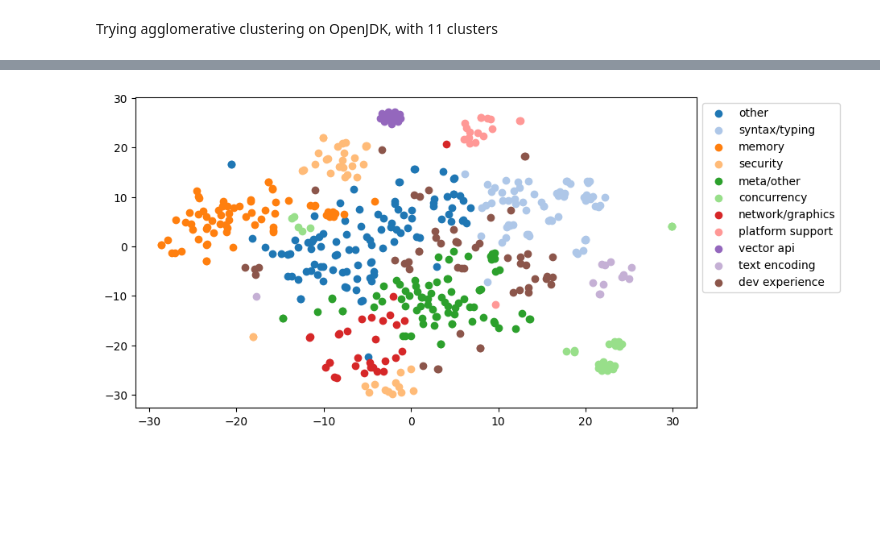
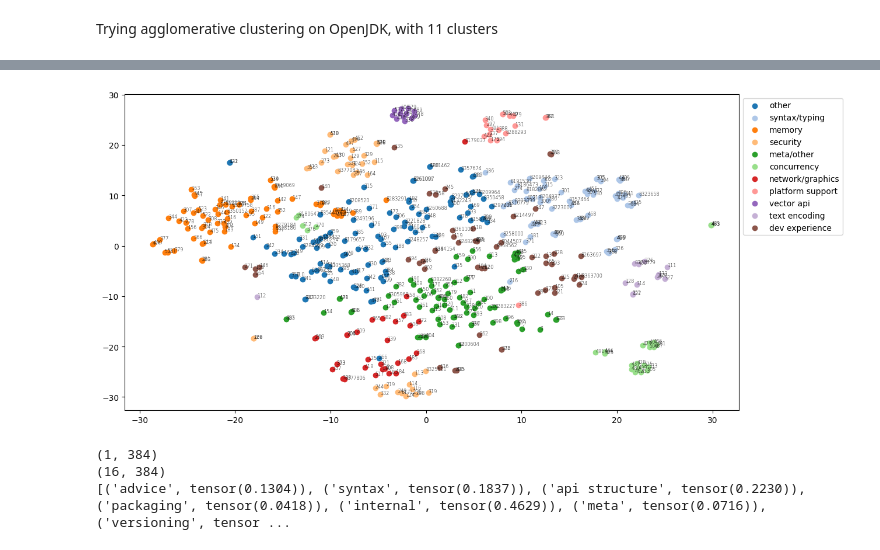
Before and after one commit to StijnRis/cse3000-sep, a Jupyter notebook: rq4-nep-jep/analysis.ipynb, the cells around one changed output, grey strips where cells are left out. Drawn from its saved outputs; the diff is of its cells as text; code cells hidden in the pictures; blank space fills up the shorter version.

Commit message:
saved plt figures + some time analysis

```diff
--- a/rq4-nep-jep/analysis.ipynb
+++ b/rq4-nep-jep/analysis.ipynb
@@ -165,7 +174,7 @@ for proj_id in projects_with_topics:
     _ = plt.barh([projects[proj_id].project_name], [count], left=offset, label=topic)
     offset += count
   _ = plt.legend(loc='lower left', bbox_to_anchor=(0, -1), ncol={0:4, 8:7, 9:4}[proj_id])
-plt.show()
+  show_and_save(f'topic_distr_{projects[proj_id].project_name}', tight_layout=False)
 # %% [output]
 Topic distribution:
 [figure]
@@ -487,7 +500,7 @@ Generate dense embedding, per sentence, using SBERT model
 Specify save file to cache the result
 Returns ndarray of sizes (n_sentences, n_dimensions)
 """
-def generate_embedding(sentences: list[str], embedder: SentenceTransformer,
+def generate_embedding(sentences: str | list[str], embedder: SentenceTransformer,
     save_file: str | None = None) -> np.ndarray[tuple[int, int], np.dtype[np.float64]]:
   embedding = None
   while embedding is None:
@@ -507,7 +520,7 @@ Aggregates sentence embeddings by taking the mean
 Can fetch embeddings from cache file or save them to it
 Returns ndarray of size (n_dimensions,)
 """
-def get_proposal_embedding(sentences: list[str], embedder: SentenceTransformer,
+def get_proposal_embedding(sentences: str | list[str], embedder: SentenceTransformer,
     project_id: int, proposal_id: str,
     embedder_name: str, strategy: str) -> Embedding:
   assert len(sentences) > 0, f'Empty content provided for embedding ({project_id}, {proposal_id}, {strategy})'
@@ -687,8 +700,8 @@ clusterer_to_check = agg_clusterer
 num_clusters_to_check = 11
 
 props_to_check = project_proposals(proj_id_to_check)
-prop_revs_to_check = [(id, proposal_latest_revision(proj_id_to_check, id)) for id in props_to_check]
-prop_revs_to_check = [(proj_id_to_check, id, r) for id, r in prop_revs_to_check if r is not None]
+prop_revs_to_check_maybe = [(id, proposal_latest_revision(proj_id_to_check, id)) for id in props_to_check]
+prop_revs_to_check = [(proj_id_to_check, id, r) for id, r in prop_revs_to_check_maybe if r is not None]
 check_embeds, check_labels = cluster_revisions(prop_revs_to_check, minilm_embedder, 'MiniLM', 'content', clusterer_to_check, num_clusters_to_check)
 indices_by_label = {l: list[int]() for l in range(num_clusters_to_check)}
 for i, l in enumerate(check_labels):
@@ -710,32 +723,34 @@ for l, idxs in indices_by_label.items():
 # %%
 label_meanings_and_examples = {
   0: [('other', set[str]())],
-  1: [('syntax', {'186', '323', '368', '465'}), ('typing', {'215', '218', '286'})],
-  2: [('memory', {'144', '163', '189', '304'})],
+  1: [('syntax', {'186', '323', '368', '394', '465'}), ('typing', {'215', '218', '286', '8204937', '8258000'})],
+  2: [('memory', {'144', '163', '189', '304', '534'})],
   3: [('security', {'116', '121', '130', '166', '246'})],
   4: [('meta', {'1', '11', '12', '3'}), ('other', set[str]())],
-  5: [('concurrency', {'270', '425', '428', '506'})],
-  6: [('network', {'183', '337', '418', '517'}), ('graphics', {'209', '239', '263', '265'})],
-  7: [('platform support', {'175', '237', '362', '391'})],
+  5: [('concurrency', {'270', '376', '425', '428', '506'})],
+  6: [('network', {'183', '321', '337', '418', '517'}), ('graphics', {'205', '209', '239', '263', '265'})],
+  7: [('platform support', {'175', '237', '362', '391', '422'})],
   8: [('vector api', {'338', '414', '460', '508', '537'})], # all revisions of the same proposal
-  9: [('text encoding', {'111', '226', '327'})],
-  10: [('dev experience', {'118', '136', '245'})],
+  9: [('text encoding', {'111', '226', '267', '327', '8371379'})],
+  10: [('dev experience', {'118', '136', '140', '158', '245'})],
 }
 # %%
 from sklearn.manifold import TSNE
 
 umap_2d = TSNE(n_components=2, random_state=random_seed)
 check_embeds_2d = umap_2d.fit_transform(np.array(check_embeds))
-_ = plt.figure(figsize=(9,5))
+_ = plt.figure(figsize=(13,6))
 for lab_id, idxs in indices_by_label.items():
   label_embeds = np.array([check_embeds_2d[i] for i in idxs])
   _ = plt.scatter(label_embeds[:,0], label_embeds[:,1],
     label='/'.join([meaning for meaning, _ in label_meanings_and_examples[lab_id]]),
     color=plt.get_cmap('tab20')(lab_id))
+  for idx in idxs:
+    _ = plt.annotate(prop_revs_to_check[idx][1], (check_embeds_2d[idx][0], check_embeds_2d[idx][1]), size='xx-small', weight='light')
   _ = plt.legend(bbox_to_anchor=(1, 1))
-plt.show()
+show_and_save('scatt_jep')
 # %% [output]
-[figure, old version]
+[figure, new version]
 # %%
 topic_explanations.update({
   'memory': 'About low-level memory operation, garbage collection',
@@ -744,4 +759,20 @@ topic_explanations.update({
   'network': 'About network protocols, IP, HTTP',
   'platform support': 'About compatibility and porting to given hardware or operating system',
 })
+# %%
+topics_and_explanations = [(lab, expl) for lab, expl in topic_explanations.items()]
+topic_embeds = np.array([minilm_embedder.encode(expl, normalize_embeddings=True, convert_to_numpy=True, output_value='sentence_embedding')
+  for _, expl in topics_and_explanations], dtype=np.float32)
+rev = proposal_latest_revision(6, '506')
+assert rev
+cont = revision_content(rev)
+emb = np.array([get_proposal_embedding(tokenize_content()(sanitize_content(6, cont)), minilm_embedder, 6, '506', 'MiniLM', 'content')], dtype=np.float32)
+print(emb.shape)
+print(topic_embeds.shape)
+sim = minilm_embedder.similarity(emb, topic_embeds)
+print([(topics_and_explanations[i][0], s) for i, s in enumerate(sim[0])])
+# %% [output]
+(1, 384)
+(16, 384)
+[('advice', tensor(0.1304)), ('syntax', tensor(0.1837)), ('api structure', tensor(0.2230)), ('packaging', tensor(0.0418)), ('internal', tensor(0.4629)), ('meta', tensor(0.0716)), ('versioning', tensor ...
 # %%
```
Also changed, not shown: parts of 16 cells of this notebook, 24 other files.
